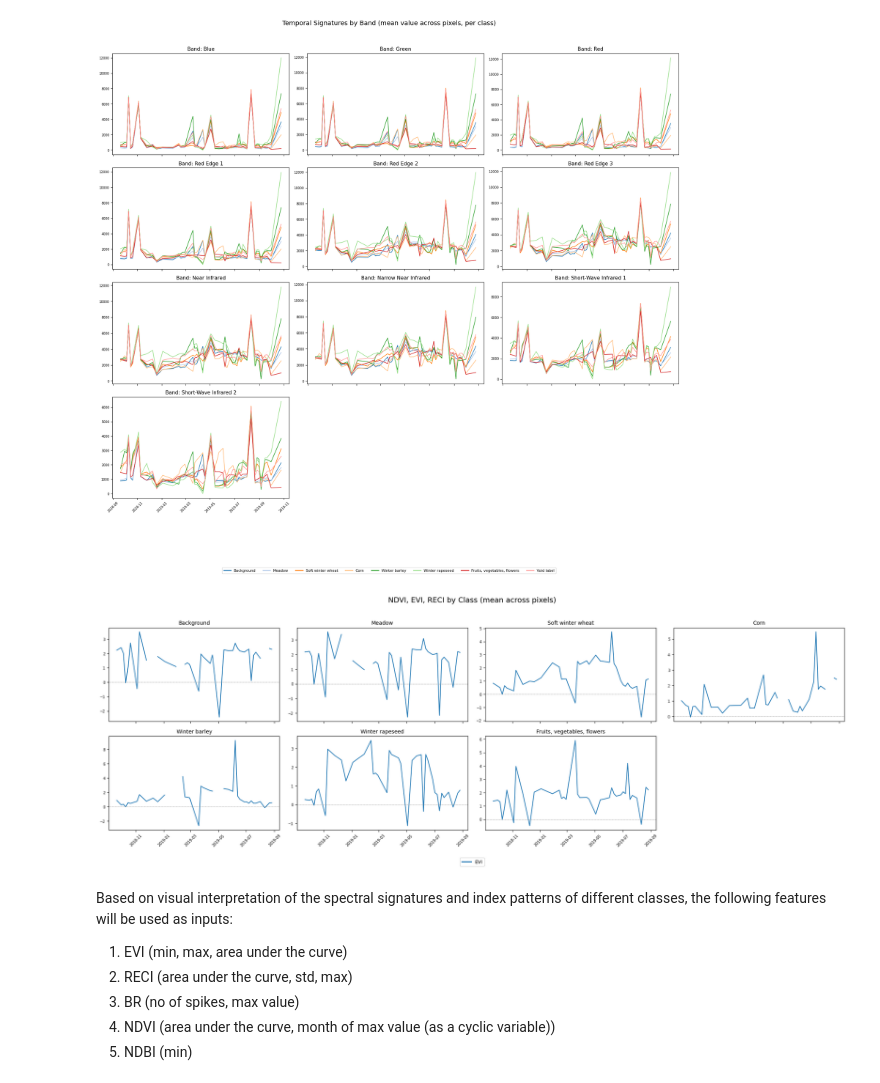
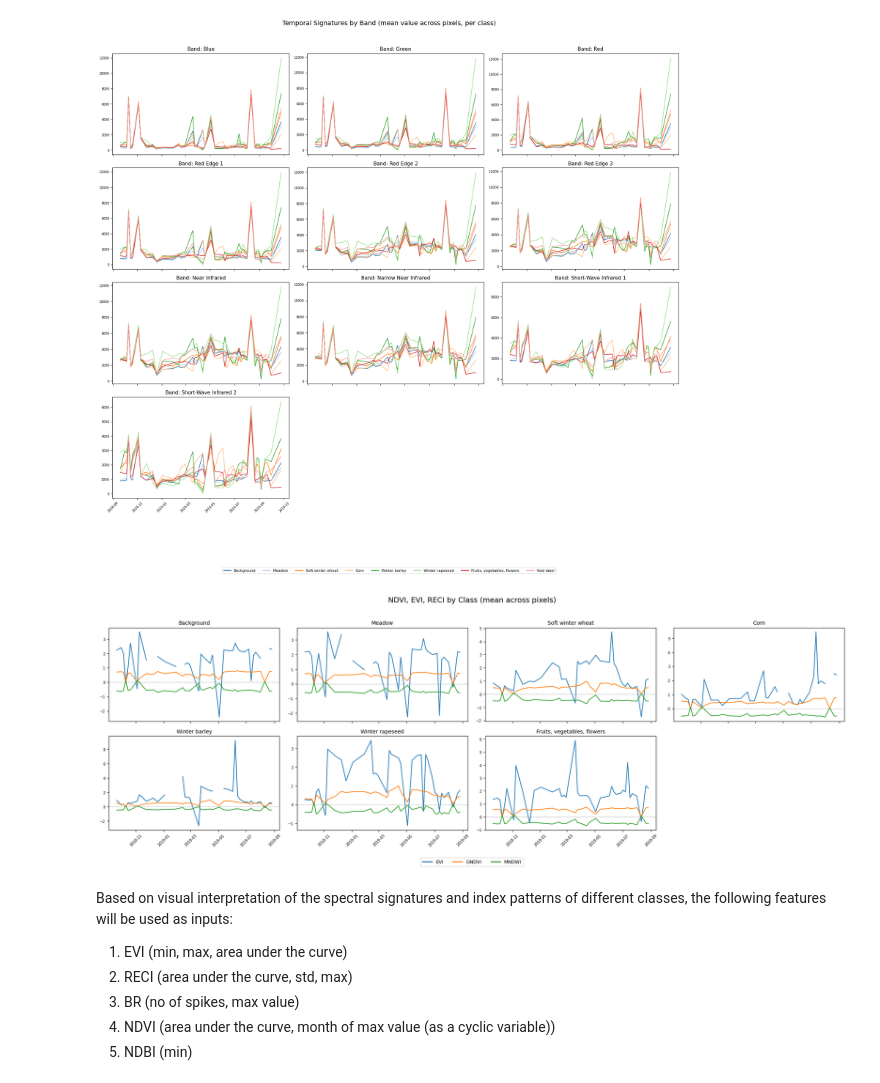
Before and after one commit to nithya-agri/crop-type-classification, a Jupyter notebook: exploration.ipynb, the cells around one changed output. Saved outputs shown, nothing was run; the diff lists cells and outputs as text; code cells hidden in the pictures.

```diff
--- a/exploration.ipynb
+++ b/exploration.ipynb
@@ -916,13 +916,14 @@ def plot_indices(df):
     # 1) EDIT THESE to match your actual band names in df["band"]
     # ---------------------------------------------------------------
     BAND_BLUE = "Blue"
+    BAND_GREEN = "Green"
     BAND_RED = "Red"
     BAND_NIR = "Near Infrared"
     BAND_REDEDGE1 = "Red Edge 1"
 
-    B2, B4, B5, B8, B11 = "Blue", "Red", "Red Edge 1", "Near Infrared", "Short-Wave Infrared 1"
+    B2, B3, B4, B5, B8, B11 = "Blue", "Green", "Red", "Red Edge 1", "Near Infrared", "Short-Wave Infrared 1"
 
-    required_bands = [B2, B4, B5, B8, B11]
+    required_bands = [B2, B3, B4, B5, B8, B11]
 
     required_bands = [BAND_BLUE, BAND_RED, BAND_NIR, BAND_REDEDGE1]
     missing = [b for b in required_bands if b not in df["band"].unique()]
@@ -947,11 +948,12 @@ def plot_indices(df):
     # 3) Compute indices (per pixel, per ts)
     # ---------------------------------------------------------------
     blue = wide[BAND_BLUE]
+    green = wide[BAND_GREEN]
     red = wide[BAND_RED]
     nir = wide[BAND_NIR]
     rededge1 = wide[BAND_REDEDGE1]
     eps = 1e-8
-    b2, b4, b5, b8, b11 = wide[B2], wide[B4], wide[B5], wide[B8], wide[B11]
+    b2, b3, b4, b5, b8, b11 = wide[B2], wide[B3], wide[B4], wide[B5], wide[B8], wide[B11]
     L = 0.5
 
     wide["NDVI"] = (nir - red) / (nir + red)
@@ -961,12 +963,16 @@ def plot_indices(df):
     wide["NDWI"] = (b8 - b11) / (b8 + b11 + eps)
     wide["NDBI"] = (b11 - b8) / (b11 + b8 + eps)
     wide["NDRE"] = (b8 - b5) / (b8 + b5 + eps)
+    wide["GNDVI"] = (b8 - b3) / (b8 + b3 + eps)
+    wide["MNDWI"] = (b3 - b11) / (b3 + b11 + eps)
     wide["BR"] = b2 / (b4 + eps)
     wide["SWIR_NIR"] = b11 / (b8 + eps)
 
     veg = [
 #         "NDVI",
         "EVI",
+    "GNDVI",
+    "MNDWI",
 #         "SAVI",
 #         "NDWI",
 #         "NDBI",
@@ -999,35 +1005,35 @@ def plot_indices(df):
     nrows = -(-n_classes // ncols)  # ceil division
 
     fig, axes = plt.subplots(nrows, ncols, figsize=(5 * ncols, 3.5 * nrows), sharex=True)
     axes = axes.flatten()
 
     cmap = plt.get_cmap("tab10")
     color_map = {idx: cmap(i % 10) for i, idx in enumerate(indices)}
 
     for ax, cls in zip(axes, classes):
         sub = agg[agg["class"] == cls].sort_values("ts")
         for idx in indices:
             ax.plot(sub["ts"], sub[idx], label=idx, color=color_map[idx], linewidth=1.4)
         ax.set_title(f"{CLASS_NAMES.get(cls)}", fontsize=10)
         ax.tick_params(axis="x", rotation=45, labelsize=7)
         ax.tick_params(axis="y", labelsize=7)
         ax.axhline(0, color="grey", linewidth=0.5, linestyle="--")
 
     for ax in axes[n_classes:]:
         ax.axis("off")
 
     handles = [plt.Line2D([0], [0], color=color_map[i], label=i, linewidth=2) for i in indices]
     fig.legend(handles=handles, loc="lower center", ncol=3, fontsize=9, bbox_to_anchor=(0.5, -0.02))
 
     fig.suptitle("NDVI, EVI, RECI by Class (mean across pixels)", fontsize=14, y=1.01)
     fig.tight_layout(rect=[0, 0.04, 1, 0.99])
 
-    plt.savefig("vegetation_indices_by_class.png", dpi=150, bbox_inches="tight")
+    plt.savefig("/Users/nithya/projects/crop-type-classification/outputs/figures/vegetation_indices_by_class.png", dpi=150, bbox_inches="tight")
     plt.show()
 
 plot_indices(merged)
 # %% [output]
-[figure, old version]
+[figure, new version]
 # %% [markdown]
 Based on visual interpretation of the spectral signatures and index patterns of different classes, the following features will be used as inputs:
 
```
Also changed, not shown: parts of 2 cells of this notebook, 6 other files.
